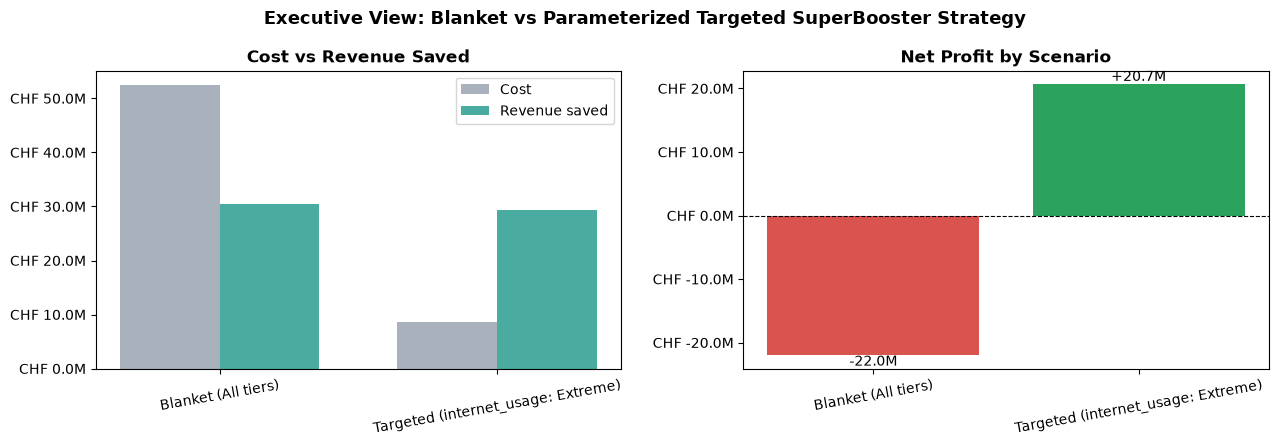
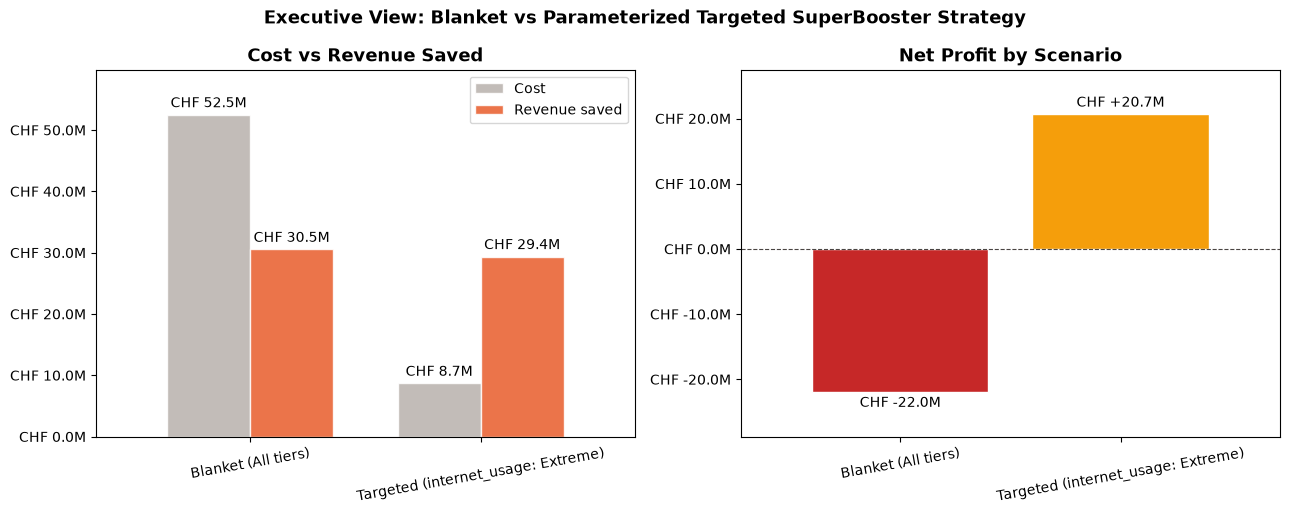
The notebook cell's code change between the first figure and the second:
--- before
+++ after
@@ -6,5 +6,5 @@
 })
 
-fig, axes = plt.subplots(1, 2, figsize=(13, 4.5))
+fig, axes = plt.subplots(1, 2, figsize=(13, 5.2))
 
 # Grouped bars for cost and saved revenue (side-by-side per scenario)
@@ -14,6 +14,5 @@
 saved_vals = scenario_df["saved_chf"].to_numpy()
 
-axes[0].set_title("Cost vs Revenue Saved", fontweight="bold")
-axes[0].bar(
+cost_bars = axes[0].bar(
     x - bar_width / 2,
     cost_vals,
@@ -22,6 +21,7 @@
     label="Cost",
     color=FINANCIAL_COLORS["cost"],
+    edgecolor=BAR_EDGE_COLOR,
 )
-axes[0].bar(
+saved_bars = axes[0].bar(
     x + bar_width / 2,
     saved_vals,
@@ -30,27 +30,48 @@
     label="Revenue saved",
     color=FINANCIAL_COLORS["saved"],
+    edgecolor=BAR_EDGE_COLOR,
 )
+axes[0].set_title("Cost vs Revenue Saved", fontsize=FONT_SIZE_TITLE, fontweight="bold", color=FONT_COLOR_ANNOTATION)
 axes[0].set_xticks(x)
 axes[0].set_xticklabels(scenario_df["scenario"], rotation=10)
 axes[0].yaxis.set_major_formatter(mtick.FuncFormatter(lambda x, _: f"CHF {x/1e6:.1f}M"))
 axes[0].legend()
+axes[0].margins(x=0.18, y=0.14)
+axes[0].bar_label(
+    cost_bars,
+    labels=[f"CHF {val/1e6:.1f}M" for val in cost_vals],
+    padding=3,
+    fontsize=FONT_SIZE_LABEL_MD,
+    color=FONT_COLOR_ANNOTATION,
+)
+axes[0].bar_label(
+    saved_bars,
+    labels=[f"CHF {val/1e6:.1f}M" for val in saved_vals],
+    padding=3,
+    fontsize=FONT_SIZE_LABEL_MD,
+    color=FONT_COLOR_ANNOTATION,
+)
 
-colors = [FINANCIAL_COLORS["net_negative"] if v < 0 else FINANCIAL_COLORS["net_positive"] for v in scenario_df["net_chf"]]
-bars = axes[1].bar(scenario_df["scenario"], scenario_df["net_chf"], color=colors)
+colors = [FINANCIAL_COLORS["net_negative"] if val < 0 else FINANCIAL_COLORS["net_positive"] for val in scenario_df["net_chf"]]
+bars = axes[1].bar(
+    scenario_df["scenario"],
+    scenario_df["net_chf"],
+    color=colors,
+    edgecolor=BAR_EDGE_COLOR,
+)
 axes[1].axhline(0, color=FINANCIAL_COLORS["reference"], linewidth=0.8, linestyle="--")
-axes[1].set_title("Net Profit by Scenario", fontweight="bold")
+axes[1].set_title("Net Profit by Scenario", fontsize=FONT_SIZE_TITLE, fontweight="bold", color=FONT_COLOR_ANNOTATION)
 axes[1].tick_params(axis="x", rotation=10)
 axes[1].yaxis.set_major_formatter(mtick.FuncFormatter(lambda x, _: f"CHF {x/1e6:.1f}M"))
-for b, val in zip(bars, scenario_df["net_chf"]):
-    axes[1].text(
-        b.get_x() + b.get_width() / 2,
-        val,
-        f"{val/1e6:+.1f}M",
-        ha="center",
-        va="bottom" if val >= 0 else "top",
-        fontsize=10,
-    )
+axes[1].margins(x=0.18, y=0.16)
+axes[1].bar_label(
+    bars,
+    labels=[f"CHF {val/1e6:+.1f}M" for val in scenario_df["net_chf"]],
+    padding=3,
+    fontsize=FONT_SIZE_LABEL_MD,
+    color=FONT_COLOR_ANNOTATION,
+)
 
-fig.suptitle("Executive View: Blanket vs Parameterized Targeted SuperBooster Strategy", fontsize=13, fontweight="bold")
+fig.suptitle("Executive View: Blanket vs Parameterized Targeted SuperBooster Strategy", fontsize=FONT_SIZE_TITLE, fontweight="bold", color=FONT_COLOR_ANNOTATION)
 plt.tight_layout()
 plt.show()

Commit: financial graph impact